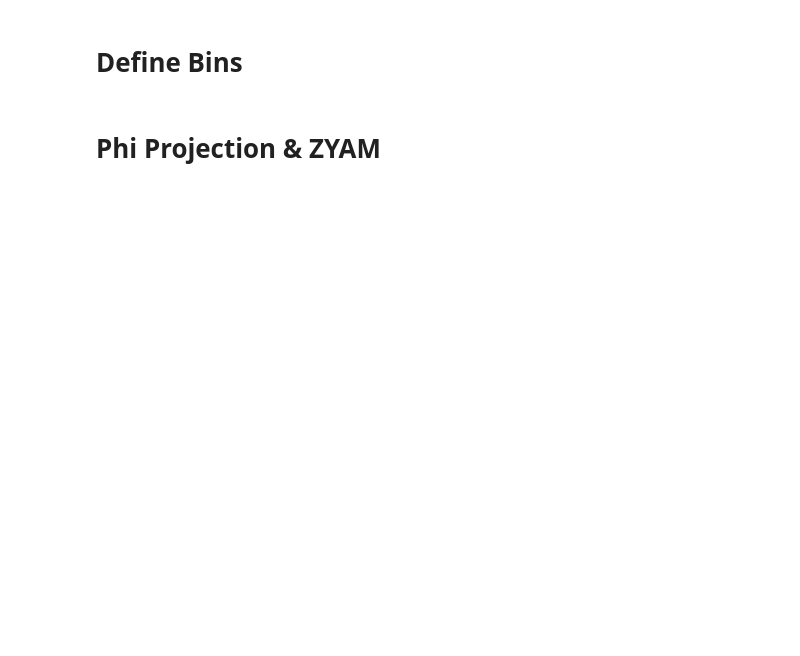
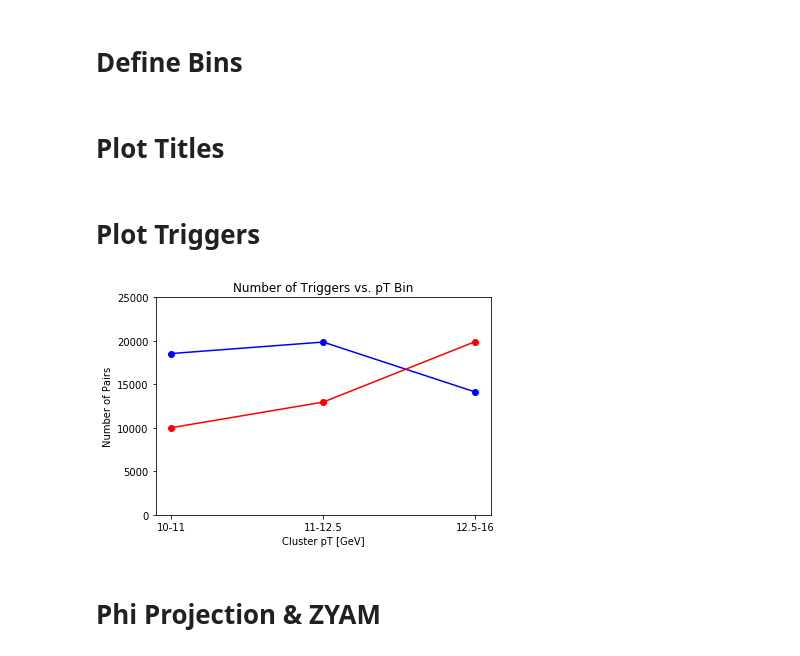
Before and after one commit to miguelignacio/CorrelationAnalysis, a Jupyter notebook: NtupleAnalysis/correlation.ipynb, the cells around one changed output. Drawn from its saved outputs; the diff is of its cells as text; code cells hidden in the pictures; blank space fills up the shorter version.

```diff
--- a/NtupleAnalysis/correlation.ipynb
+++ b/NtupleAnalysis/correlation.ipynb
@@ -40,2 +28,4 @@ Welcome to JupyROOT 6.13/01
 zTbins = [0.05, 0.1, 0.2, 0.4, 0.6, 0.8, 1.0, 1.2]
 pTbins = [10, 11, 12.5, 16]
+# %% [markdown]
+# Plot Titles
@@ -42,2 +41,29 @@ pTbins = [10, 11, 12.5, 16]
+# %% [markdown]
+# Plot Triggers
+# %%
+file = ROOT.TFile("Same_Mix_Ratio.root")
+N_HighDNN_Triggers = []
+N_LowDNN_Triggers = []
+pT_Bins = ["10-11","11-12.5","12.5-16"]
+
+for ipt in range(3):
+    HighDNN = file.Get('N_DNN1_Triggers_pT%1.0f_%1.0f'%(pTbins[ipt],pTbins[ipt+1]))
+    LowDNN = file.Get('N_DNN2_Triggers_pT%1.0f_%1.0f'%(pTbins[ipt],pTbins[ipt+1]))
+    N_HighDNN_Triggers.append(HighDNN.GetEntries())
+    N_LowDNN_Triggers.append(LowDNN.GetEntries())
+
+y_pos = np.arange(len(pT_Bins))
+plt.plot(pT_Bins, N_HighDNN_Triggers,'bo-',pT_Bins, N_LowDNN_Triggers, 'ro-')
+plt.xticks(y_pos, pT_Bins)
+plt.ylim([0,25000])
+plt.ylabel('Number of Pairs')
+plt.xlabel('Cluster pT [GeV]')
+plt.title('Number of Triggers vs. pT Bin')
+
+#plt.legend('HighDNN', 'LowDNN')
+plt.savefig("pics/N_Triggers.png",dpi=200)
+plt.show()
+# %% [output]
+[figure, added]
 # %% [markdown]
 # Phi Projection & ZYAM
```
Also changed, not shown: parts of 18 cells of this notebook, 4 other files.
